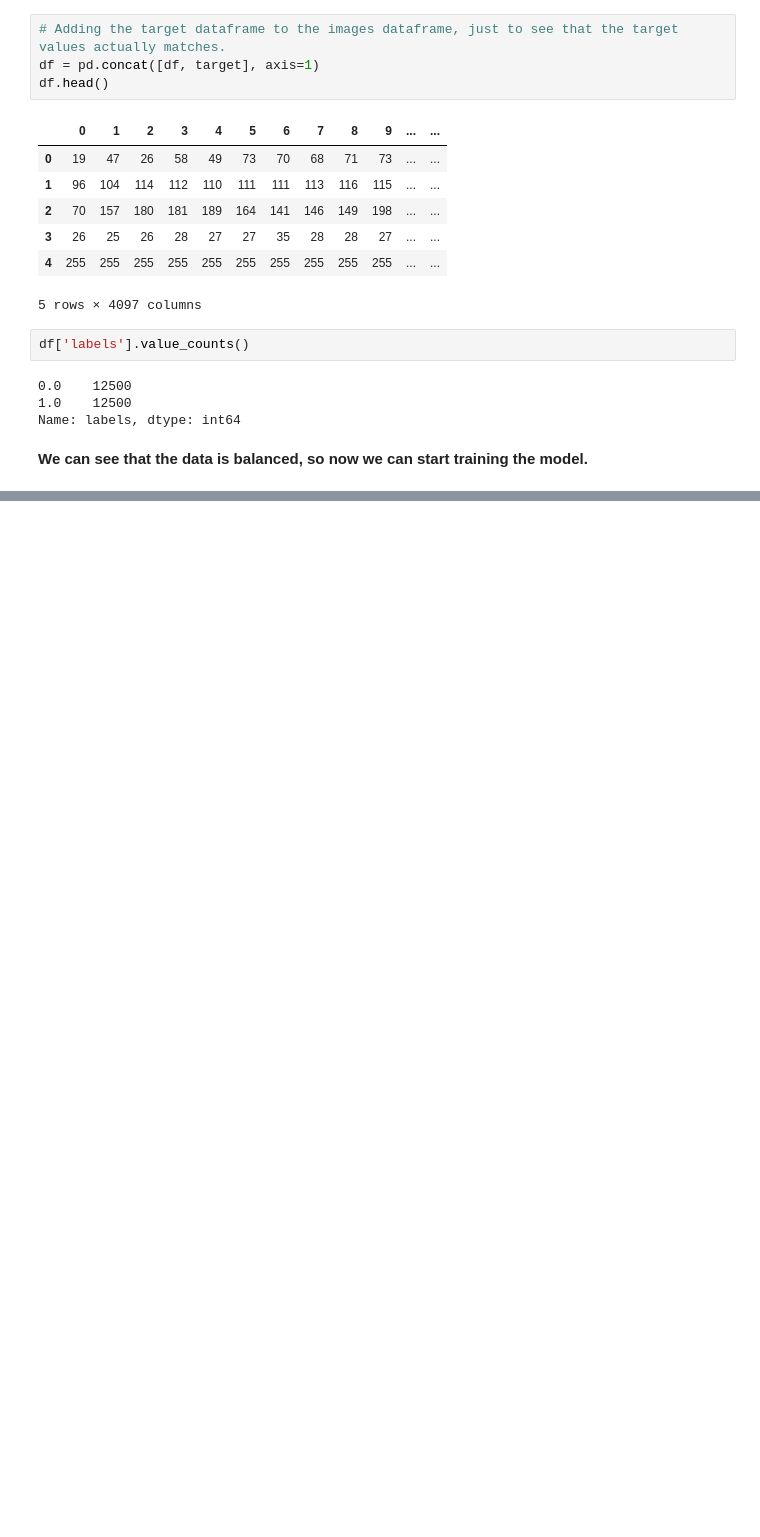
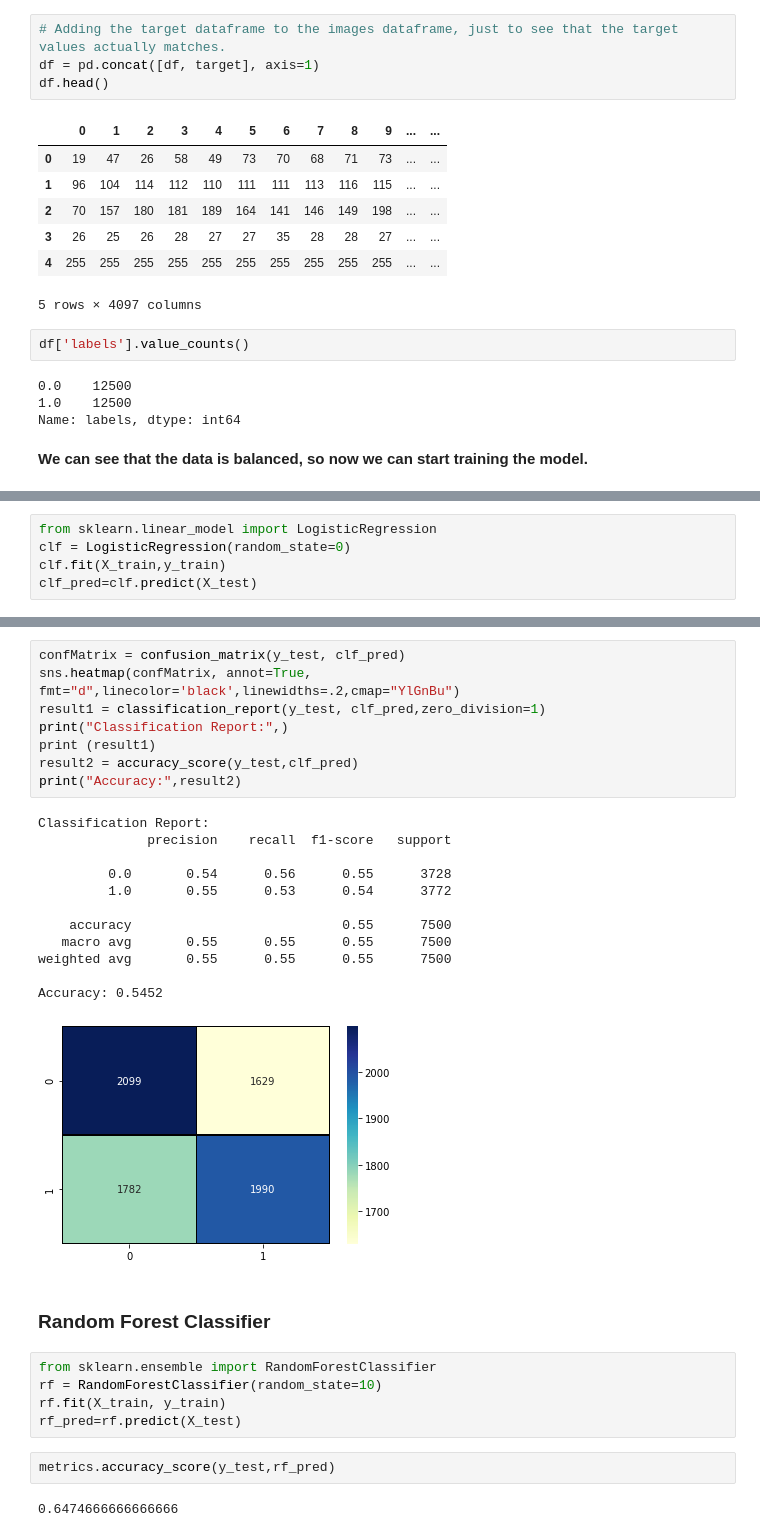
Before and after one commit to idobar1403/FinalProjectYear1, a Jupyter notebook: Cats-vs-Dogs.ipynb, the cells around one changed output, grey strips where cells are left out. Cells and saved outputs as stored; diff of their text form; blank space fills up the shorter version.

```diff
--- a/Cats-vs-Dogs.ipynb
+++ b/Cats-vs-Dogs.ipynb
@@ -142,0 +219,5 @@ train = df.drop(["labels"], axis = 1)
+# %%
+from sklearn.linear_model import LogisticRegression
+clf = LogisticRegression(random_state=0)
+clf.fit(X_train,y_train)
+clf_pred=clf.predict(X_test)
@@ -142,0 +228,32 @@ train = df.drop(["labels"], axis = 1)
+# %%
+confMatrix = confusion_matrix(y_test, clf_pred)
+sns.heatmap(confMatrix, annot=True, fmt="d",linecolor='black',linewidths=.2,cmap="YlGnBu")
+result1 = classification_report(y_test, clf_pred,zero_division=1)
+print("Classification Report:",)
+print (result1)
+result2 = accuracy_score(y_test,clf_pred)
+print("Accuracy:",result2)
+# %% [output]
+Classification Report:
+              precision    recall  f1-score   support
+
+         0.0       0.54      0.56      0.55      3728
+         1.0       0.55      0.53      0.54      3772
+
+    accuracy                           0.55      7500
+   macro avg       0.55      0.55      0.55      7500
+weighted avg       0.55      0.55      0.55      7500
+
+Accuracy: 0.5452
+[figure, added]
+# %% [markdown]
+### Random Forest Classifier
+# %%
+from sklearn.ensemble import RandomForestClassifier
+rf = RandomForestClassifier(random_state=10)
+rf.fit(X_train, y_train)
+rf_pred=rf.predict(X_test)
+# %%
+metrics.accuracy_score(y_test,rf_pred)
+# %% [output]
+0.6474666666666666
```
Also changed, not shown: parts of 18 cells of this notebook.
